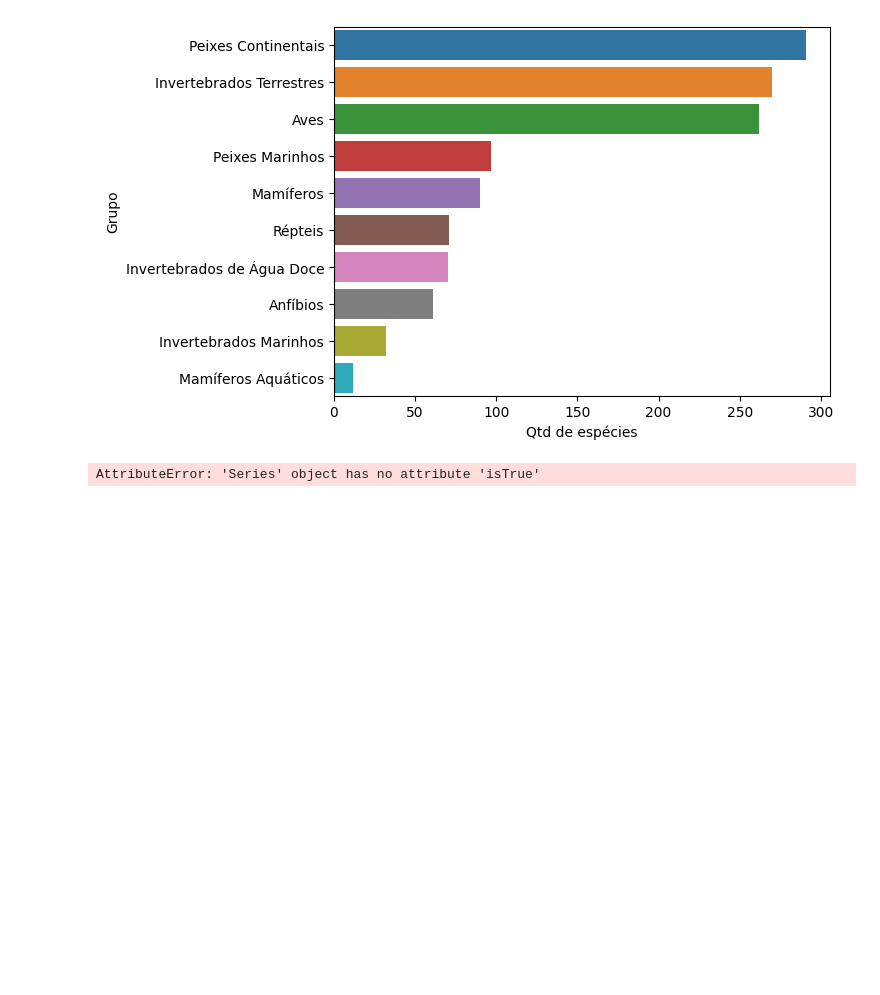
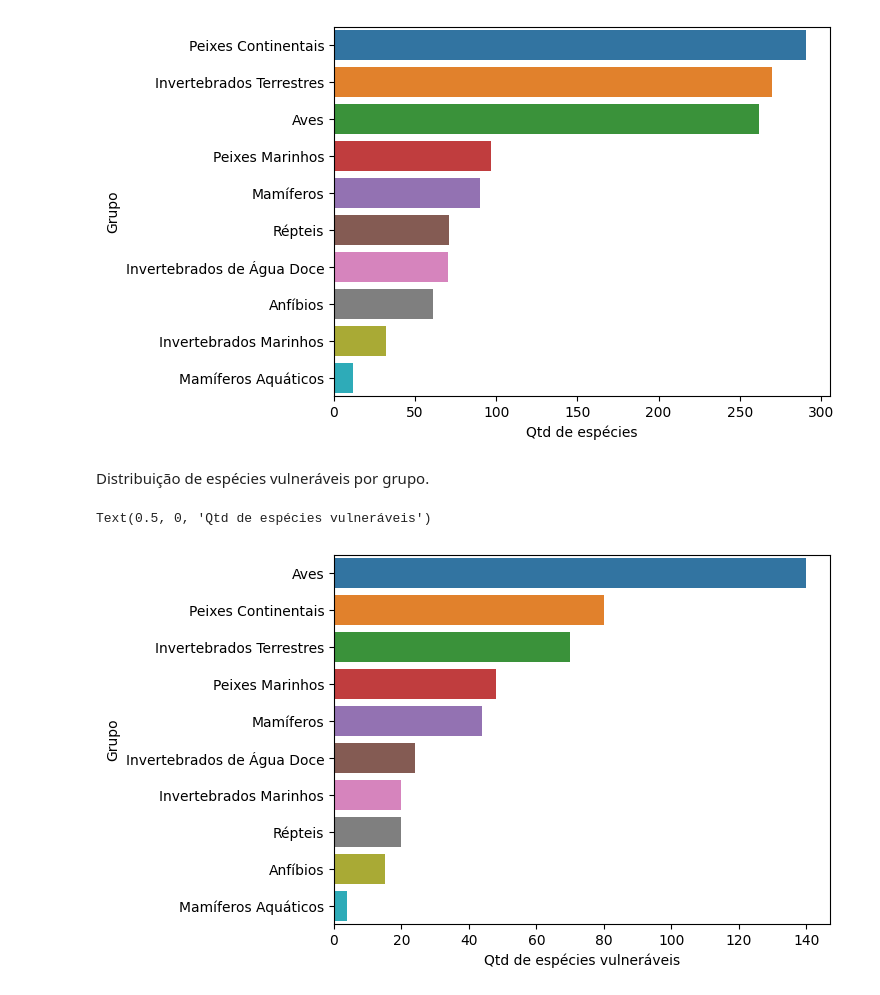
Before and after one commit to Joelson-Ferreira/TecnicasDeProgramacao1, a Jupyter notebook: Analysis.ipynb, the cells around one changed output. Drawn from its saved outputs; the diff is of its cells as text; code cells hidden in the pictures; blank space fills up the shorter version.

Commit message:
dist_grupo_categoria

```diff
--- a/Analysis.ipynb
+++ b/Analysis.ipynb
@@ -96,7 +98,13 @@ ax.set_xlabel('Qtd de espécies')
 # %% [output]
 Text(0.5, 0, 'Qtd de espécies')
 [figure]
-# %%
-mascara_vulneravel = df_especies_tratado['Categoria'] == 'Vunerável'
-# %% [output]
-AttributeError: 'Series' object has no attribute 'isTrue'
+# %% [markdown]
+Distribuição de espécies vulneráveis por grupo.
+# %%
+df_vulneravel = df_especies_tratado[df_especies_tratado['Categoria'] == 'Vulnerável']
+ax1 = sns.countplot(data=df_vulneravel, y='Grupo', order=df_vulneravel['Grupo'].value_counts().index.tolist())
+# Definir o rótulo do eixo x
+ax1.set_xlabel('Qtd de espécies vulneráveis')
+# %% [output]
+Text(0.5, 0, 'Qtd de espécies vulneráveis')
+[figure, added]
```
Also changed, not shown: parts of 8 cells of this notebook.
